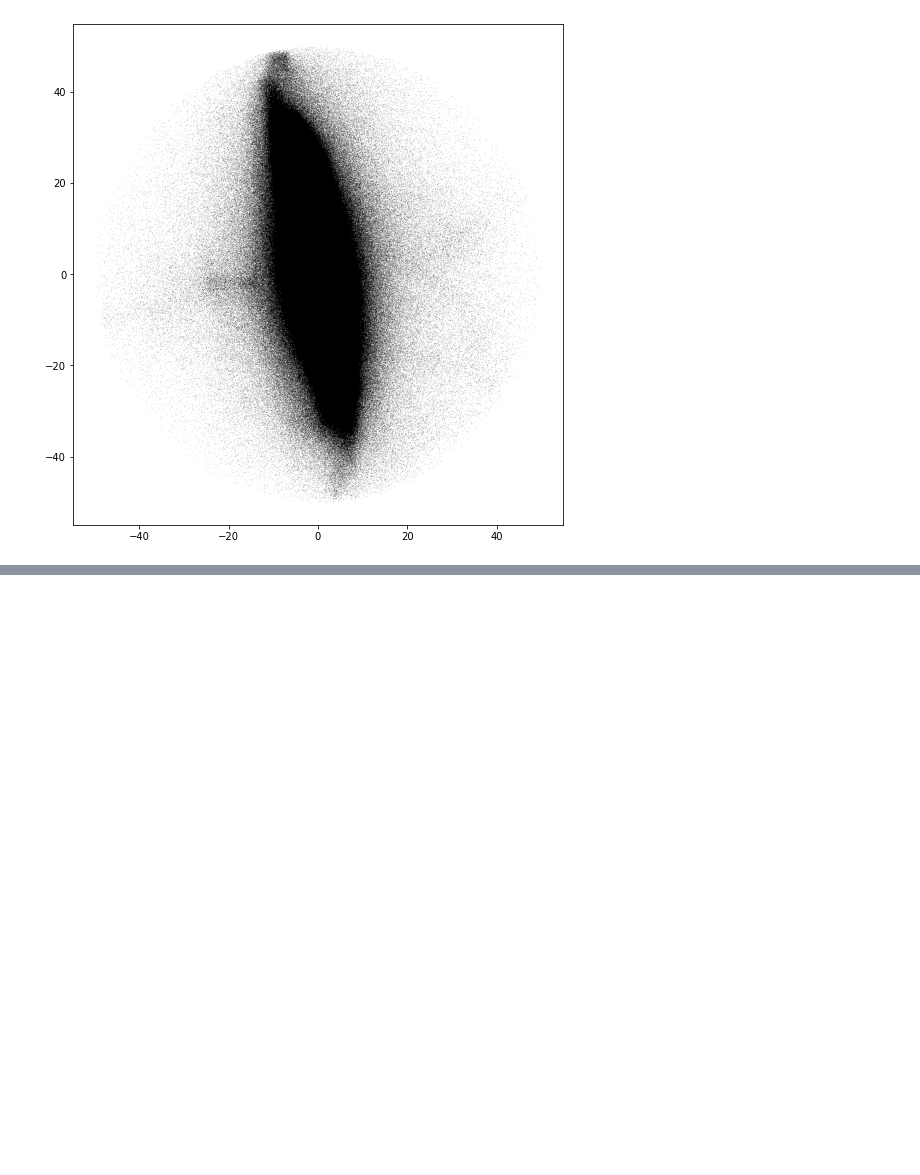
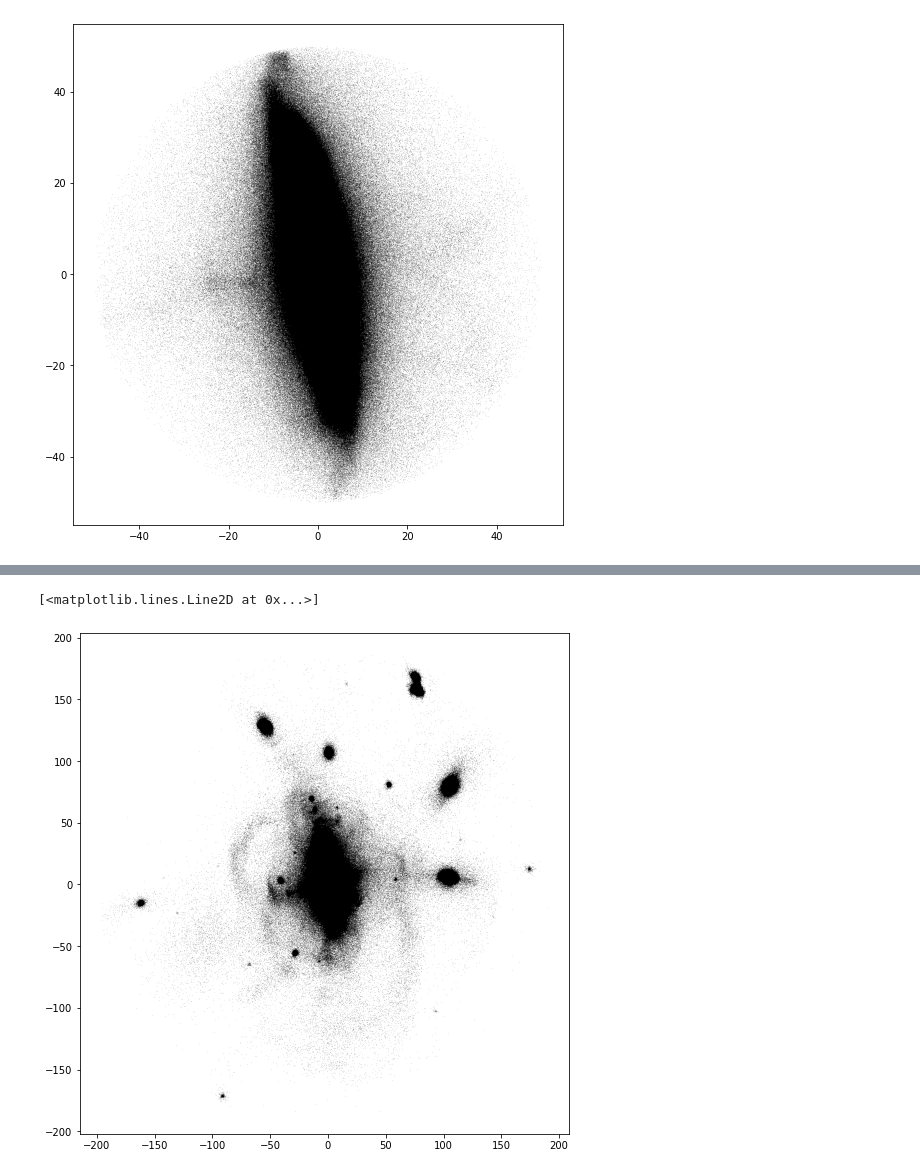
Before and after one commit to ornemarioni/gradients, a Jupyter notebook: programs/read_HESTIA.ipynb, the cells around one changed output, grey strips where cells are left out. Saved outputs shown, nothing was run; the diff lists cells and outputs as text; code cells hidden in the pictures; blank space fills up the shorter version.

```diff
--- a/programs/read_HESTIA.ipynb
+++ b/programs/read_HESTIA.ipynb
@@ -240,0 +517,37 @@ ax.plot(x_str[mask],y_str[mask],'.k',markersize=0.05)
+# %%
+import h5py
+import rotation_mio as rot
+import sphviewer as sph
+import numpy as np
+
+vector = ('00','01','03')
+
+snap = h5py.File('../_simulations/snap_127.h5py', 'r')
+
+for i in range(0,1):
+    cm   = snap['subhalo_0'+ str('%s' %vector[i])+ '/Center'][()]
+#     r200 = snap['subhalo_0'+ str('%s' %vector[i])+ '/R200'].value
+    aexp = snap['subhalo_0'+ str('%s' %vector[i])+ '/Time'][()]
+    h = snap['subhalo_0'+ str('%s' %vector[i])+ '/h'][()]
+
+    pstr = snap['subhalo_0'+ str('%s'%vector[i]) + '/Str/Coordinates'][()]
+    masa_str = snap['subhalo_0'+ str('%s' %vector[i]) + '/Str/Masses'][()]
+    vel  = snap['subhalo_0'+ str('%s' %vector[i])+ '/Str/Velocities'][()]
+
+#     z = a0/aexp - 1.
+#     Ht = H0*np.sqrt(omega_lambda+(1-omega0)*(1+z)**2+omega_matter*(1+z)**3)
+
+#---aca paso las coordenadas respecto al centro de la galaxia------
+    xstr = (pstr[:,0])
+    ystr = (pstr[:,1])
+    zstr = (pstr[:,2])
+    r = np.sqrt(xstr**2+ystr**2+zstr**2)
+# %%
+import matplotlib.pyplot as plt
+fig, ax = plt.subplots(nrows=1, ncols=1, figsize=(8, 8))
+fig.subplots_adjust(bottom=0.10, left =0.12, right = 0.97, top = 0.97)
+
+ax.plot(xstr, ystr,'.k',markersize=0.05)
+# %% [output]
+[<matplotlib.lines.Line2D at 0x...>]
+[figure, added]
```
Also changed, not shown: parts of 12 cells of this notebook, 1 other file.
